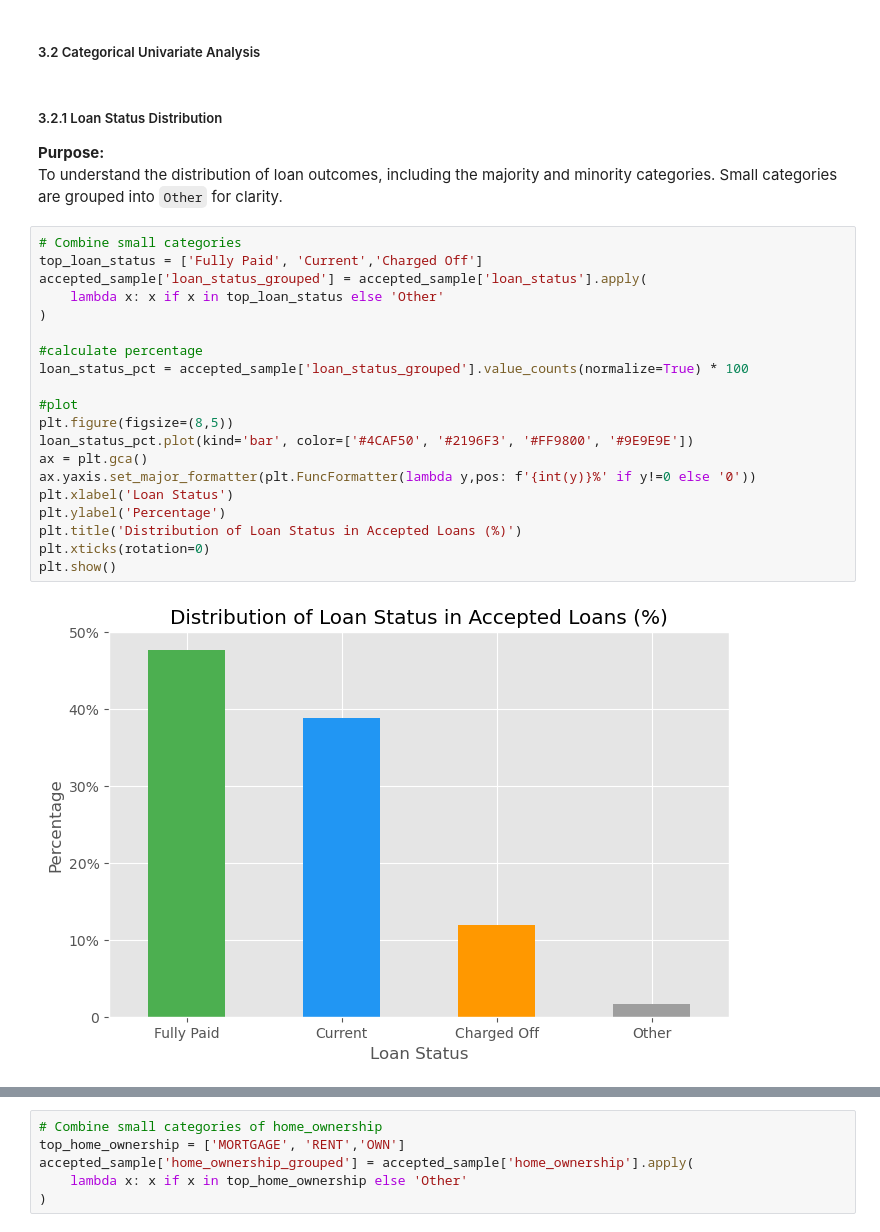
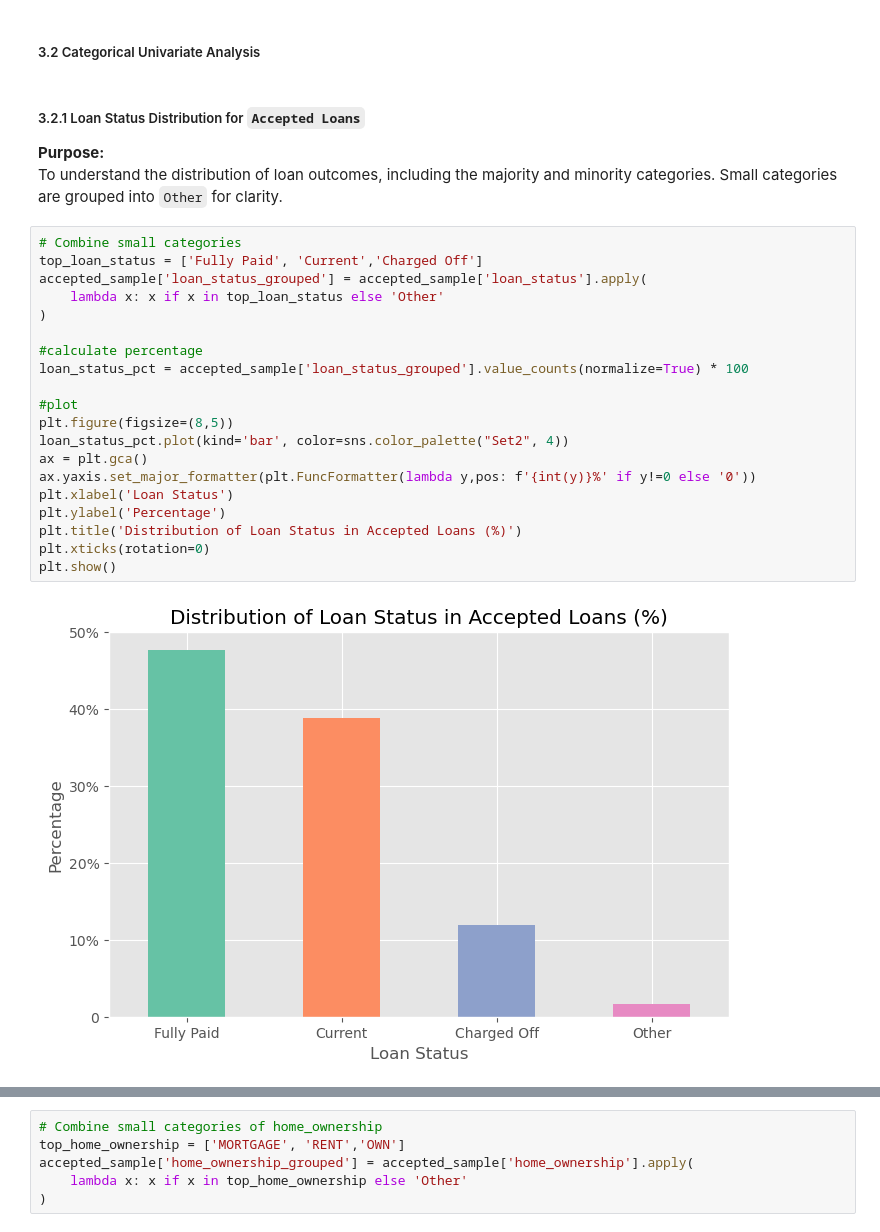
Before and after one commit to satveerkaur/credit_risk_and_loan_performance_analysis, a Jupyter notebook: notebooks/2_data_sampling_and_exploration.ipynb, the cells around one changed output, grey strips where cells are left out. Cells and saved outputs as stored; diff of their text form.

```diff
--- a/notebooks/2_data_sampling_and_exploration.ipynb
+++ b/notebooks/2_data_sampling_and_exploration.ipynb
@@ -169,29 +169,29 @@ Name: count, dtype: int64
 # %% [markdown]
 ##### 3.2 Categorical Univariate Analysis
 # %% [markdown]
-##### 3.2.1 Loan Status Distribution
+##### 3.2.1 Loan Status Distribution for `Accepted Loans`
 **Purpose:**
 To understand the distribution of loan outcomes, including the majority and minority categories. Small categories are grouped into `Other` for clarity.
 # %%
 # Combine small categories
 top_loan_status = ['Fully Paid', 'Current','Charged Off']
 accepted_sample['loan_status_grouped'] = accepted_sample['loan_status'].apply(
     lambda x: x if x in top_loan_status else 'Other'
 )
 
 #calculate percentage
 loan_status_pct = accepted_sample['loan_status_grouped'].value_counts(normalize=True) * 100
 
 #plot
 plt.figure(figsize=(8,5))
-loan_status_pct.plot(kind='bar', color=['#4CAF50', '#2196F3', '#FF9800', '#9E9E9E'])
+loan_status_pct.plot(kind='bar', color=sns.color_palette("Set2", 4))
 ax = plt.gca()
 ax.yaxis.set_major_formatter(plt.FuncFormatter(lambda y,pos: f'{int(y)}%' if y!=0 else '0'))
 plt.xlabel('Loan Status')
 plt.ylabel('Percentage')
 plt.title('Distribution of Loan Status in Accepted Loans (%)')
 plt.xticks(rotation=0)
 plt.show()
 # %% [output]
-[figure, old version]
+[figure, new version]
 # %% [markdown]
```
Also changed, not shown: parts of 12 cells of this notebook.
